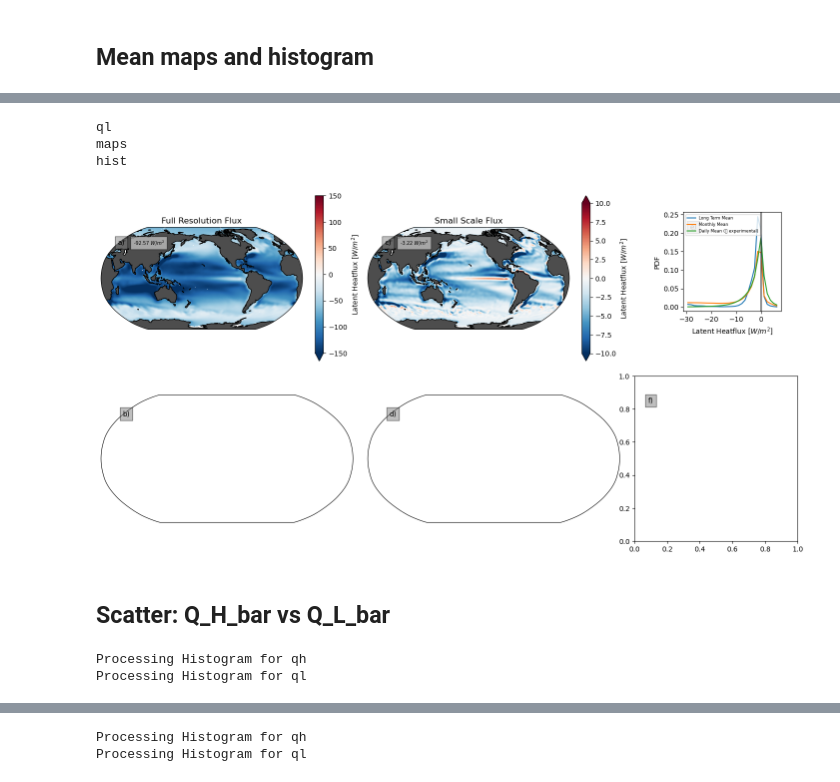
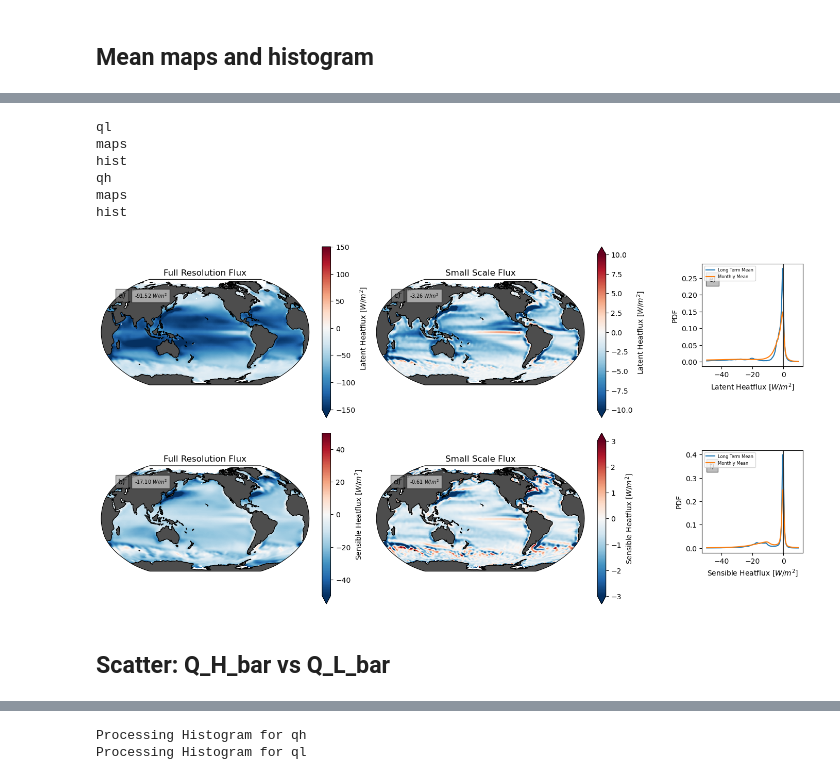
Before and after one commit to ocean-transport/scale-aware-air-sea, a Jupyter notebook: paper/plots.ipynb, the cells around one changed output, grey strips where cells are left out. Drawn from its saved outputs; the diff is of its cells as text; code cells hidden in the pictures.

```diff
--- a/paper/plots.ipynb
+++ b/paper/plots.ipynb
@@ -71,7 +72,8 @@ def centered_shrink_axes(ax, factor):
 params = get_params('v0.7.0', test=False)
 projection = cartopy.crs.Robinson(200)
 primary_algo = 'ecmwf'
-n_subsample = 4
+# n_subsample = 4
+n_subsample = 10
 subsample = dict(xt_ocean=slice(0, None, n_subsample), yt_ocean=slice(0,None, n_subsample))
 
 fs = gcsfs.GCSFileSystem()
@@ -92,10 +94,10 @@ ds_small_scale_mean_coarse = open_zarr(mapper_coarse_flux_decomposition_mean)
 # %%
 # fill the nans in lon/lat
 ds_plot_mean=ds_small_scale_mean.sel(algo=primary_algo)
-ds_plot_monthly=ds_small_scale_monthly.sel(algo=primary_algo)
+ds_plot_monthly=ds_small_scale_monthly
 
 # 🚨 only use for internal testing
-ds_plot_daily=ds_small_scale_daily.sel(algo=primary_algo)
+ds_plot_daily=ds_small_scale_daily
 
 # the lon/lat coords have missing values which are dletter_subplotsined by 0!!
 # that is pretty silly, since 0 is a valid value in each array...
@@ -158,63 +157,65 @@ for var, ax_map_high, ax_map_small, ax_hist in zip(
         ax.set_title(title)
         mean_da = da.weighted(da.area_t).mean().load()
         ax.text(0.16, 0.81, f"{mean_da.data:.2f} $W/m^2$",
                 ha='left',va='bottom',
                 fontsize=7, transform=ax.transAxes,
                 bbox=dict(facecolor='white', alpha=0.5)
                )
     print('hist')
     #Histogram Plot
-    bins = np.linspace(-30, 7, 30)
+    bins = np.linspace(-50, 10, 100)
     # use xhistogram for this
     hist_mean = histogram(ds_plot_mean[var], bins=bins, density=True)
     hist_monthly = histogram(ds_plot_monthly[var], bins=bins, density=True)
 
     hist_kwargs = {'alpha':0.5}
     hist_mean.plot(ax=ax_hist, label='Long Term Mean')
     hist_monthly.plot(ax=ax_hist, label='Monthly Mean')
 
-    # 🚨 only use for internal testing
-    hist_daily = histogram(ds_plot_daily[var].isel(time=slice(0,360)), bins=bins, density=True, dim=['xt_ocean', 'yt_ocean']).mean('time')
-    hist_daily.plot(ax=ax_hist, label='Daily Mean (🚨 experimental)')
-    # 🚨 END
+    # # 🚨 only use for internal testing
+    # hist_daily = histogram(ds_plot_daily[var].isel(time=slice(0,360)), bins=bins, density=True, dim=['xt_ocean', 'yt_ocean']).mean('time')
+    # # there is the stupid xhistogram error again...
+    # hist_daily.plot(ax=ax_hist, label='Daily Mean (🚨 experimental)')
+    # # 🚨 END
 
     ax_hist.legend(fontsize=6)
     ax_hist.set_title('')
     ax_hist.set_xlabel(label)
     ax_hist.set_ylabel('PDF')
     ax_hist.axvline(0.0, color='0.2')
     centered_shrink_axes(ax_hist, 0.6)
-    break
 letter_subplots(np.array(axarr_map_highres+axarr_map_small+axarr_hist), box_color='0.5', fontsize=10)
 plt.show()
 # %% [output]
 ql
 maps
 hist
+qh
+maps
+hist
-[figure, old version]
+[figure, new version]
 # %% [markdown]
 ## Scatter: Q_H_bar vs Q_L_bar
 # %%
-from xhistogram.xarray import histogram
+# from xhistogram.xarray import histogram
 
-bins = {'qh':np.arange(-800, 100, 2), 'ql':np.arange(-400, 50, 1)}
+# bins = {'qh':np.arange(-800, 100, 2), 'ql':np.arange(-400, 50, 1)}
 
-hist_dict = {}
+# hist_dict = {}
 
-for var in ['qh', 'ql']:
-    print(f"Processing Histogram for {var}")
-    da_plot=ds_small_scale_monthly[var].sel(algo=primary_algo)
+# for var in ['qh', 'ql']:
+#     print(f"Processing Histogram for {var}")
+#     da_plot=ds_small_scale_monthly[var]
+#     # # recalculate Q_L_bar
+#     # da_plot.assign
 
-    highres = da_plot.sel(term='Q_H_bar')
-    highres.name = f'High Resolution {var}'
+#     highres = da_plot.sel(term='Q_H_bar')
+#     highres.name = f'High Resolution {var}'
 
-    lowres = da_plot.sel(term='Q_L_bar')
-    lowres.name = f'Low Resolution {var}'
+#     lowres = da_plot.sel(term='Q_L_bar')
+#     lowres.name = f'Low Resolution {var}'
 
-    h = histogram(highres, lowres, bins=[bins[var], bins[var]])
+#     h = histogram(highres, lowres, bins=[bins[var], bins[var]])
 
-    hist_dict[var] = h.load()
+#     hist_dict[var] = h.load()
-# %% [output]
-Processing Histogram for qh
-Processing Histogram for ql
 # %%
```
Also changed, not shown: parts of 10 cells of this notebook, 6 other files.
